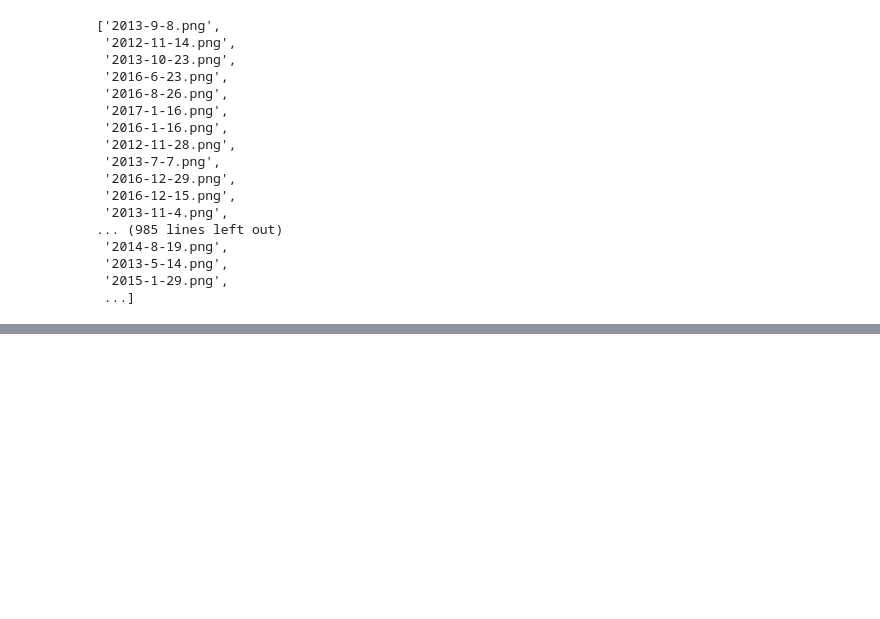
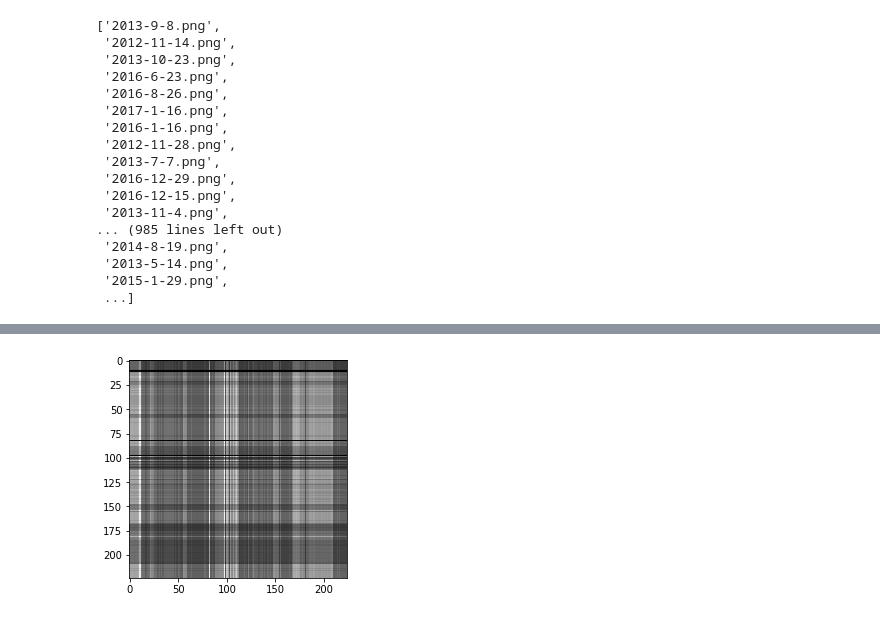
Before and after one commit to Gracepicharporn/Data-Science-project, a Jupyter notebook: process-image/process-image.ipynb, the cells around one changed output, grey strips where cells are left out. Cells and saved outputs as stored; diff of their text form; code cells hidden in the pictures; blank space fills up the shorter version.

```diff
--- a/process-image/process-image.ipynb
+++ b/process-image/process-image.ipynb
@@ -105,0 +127,7 @@ for image_file in files_kettle:
+# %%
+U, sigma, V = np.linalg.svd(imgmat)
+# %%
+reconstimg = np.matrix(U[:, :1]) * np.diag(sigma[:1]) * np.matrix(V[:1, :])
+plt.imshow(reconstimg, cmap='gray');
+# %% [output]
+[figure, added]
```
Also changed, not shown: parts of 15 cells of this notebook, 1 other file.
